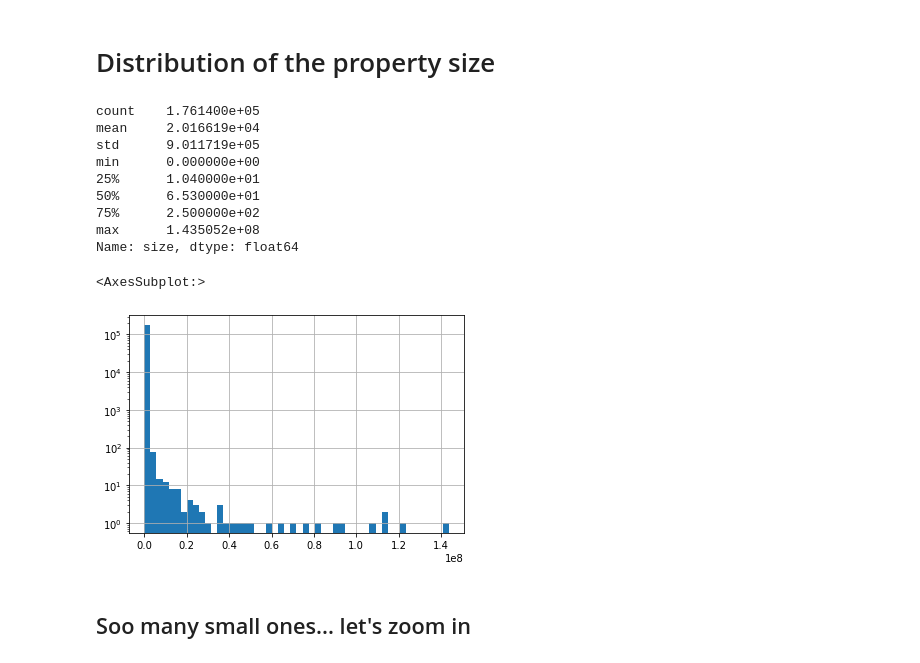
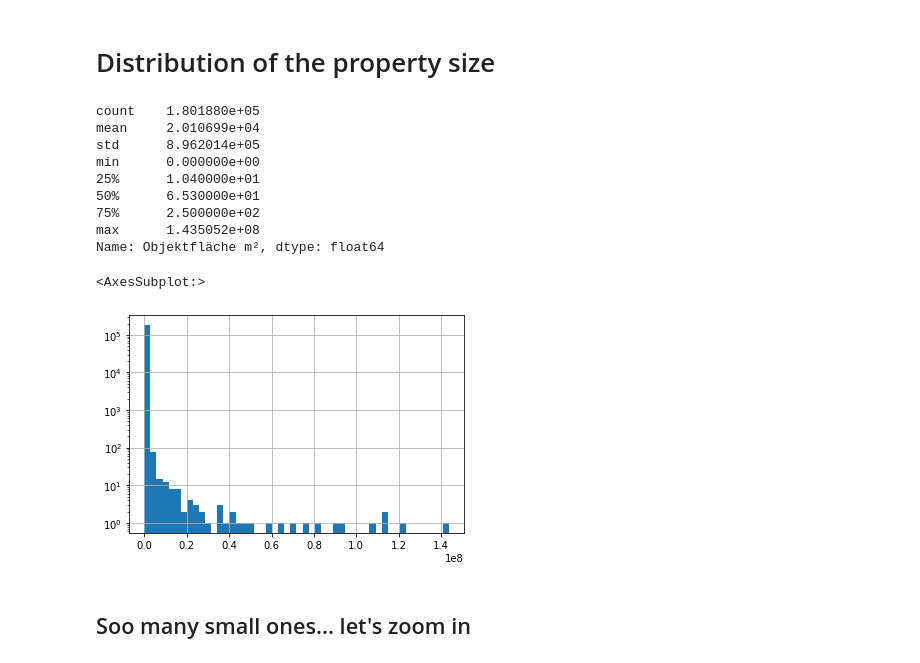
Before and after one commit to bundesAPI/bundesanstalt-immobilienaufgaben-liegenschaften, a Jupyter notebook: Quick_Exploration.ipynb, the cells around one changed output. Saved outputs shown, nothing was run; the diff lists cells and outputs as text; code cells hidden in the pictures.

```diff
--- a/Quick_Exploration.ipynb
+++ b/Quick_Exploration.ipynb
@@ -15,3 +3,5 @@ df = pd.read_csv("Fixed_Anlage_wo_pwd.csv",dtype=data_types)
+# %%
+df = pd.read_parquet("Anlage.parquet")
 # %%
 df.sample(10)
 # %% [output]
@@ -128,22 +116,22 @@ df[df["size"]>0].sort_values(by="size",ascending=True).head(10)
 # %% [markdown]
 # Distribution of the property size
 # %%
-df["size"].describe()
+df["Objektfläche m²"].describe()
 # %% [output]
-count    1.761400e+05
-mean     2.016619e+04
-std      9.011719e+05
+count    1.801880e+05
+mean     2.010699e+04
+std      8.962014e+05
 min      0.000000e+00
 25%      1.040000e+01
 50%      6.530000e+01
 75%      2.500000e+02
 max      1.435052e+08
-Name: size, dtype: float64
+Name: Objektfläche m², dtype: float64
 # %%
-df["size"].hist(bins=50,log=True)
+df["Objektfläche m²"].hist(bins=50,log=True)
 # %% [output]
 <AxesSubplot:>
-[figure, old version]
+[figure, new version]
 # %% [markdown]
 ## Soo many small ones... let's zoom in
 # %%
```
Also changed, not shown: parts of 14 cells of this notebook, 11 other files.
